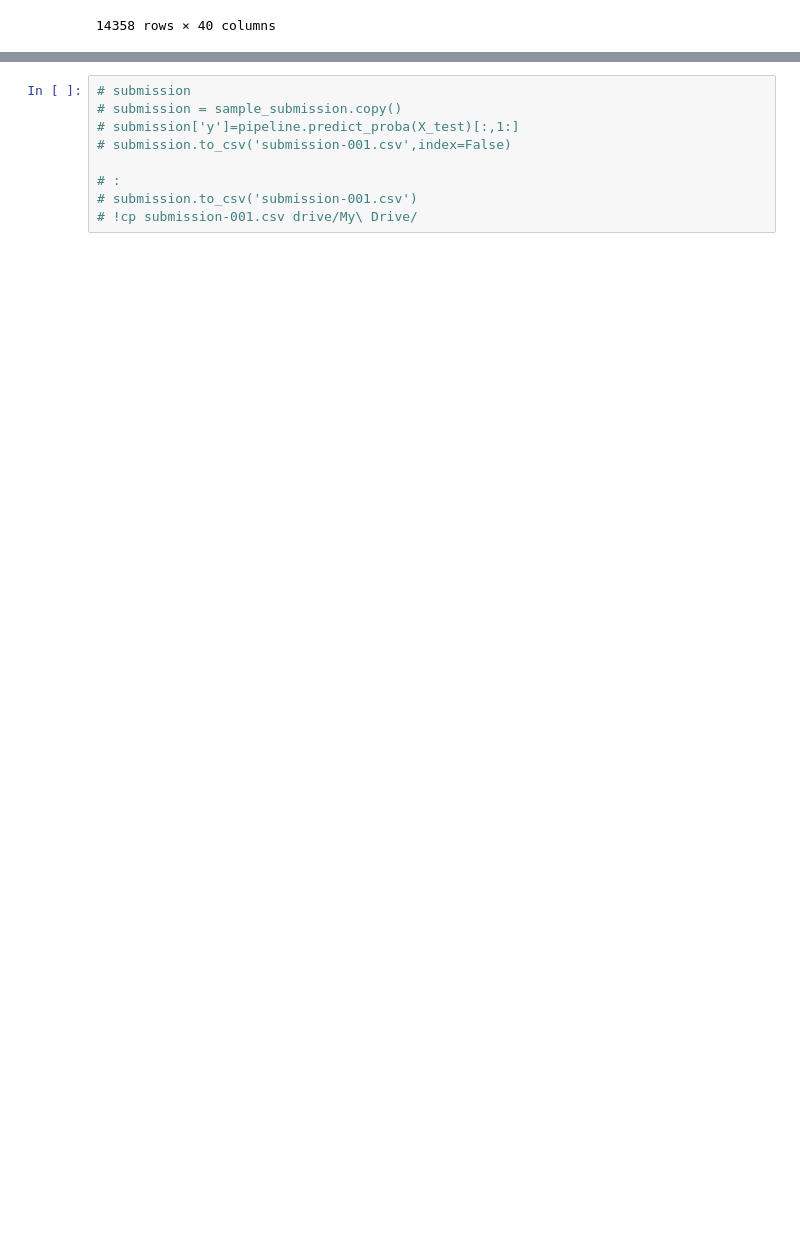
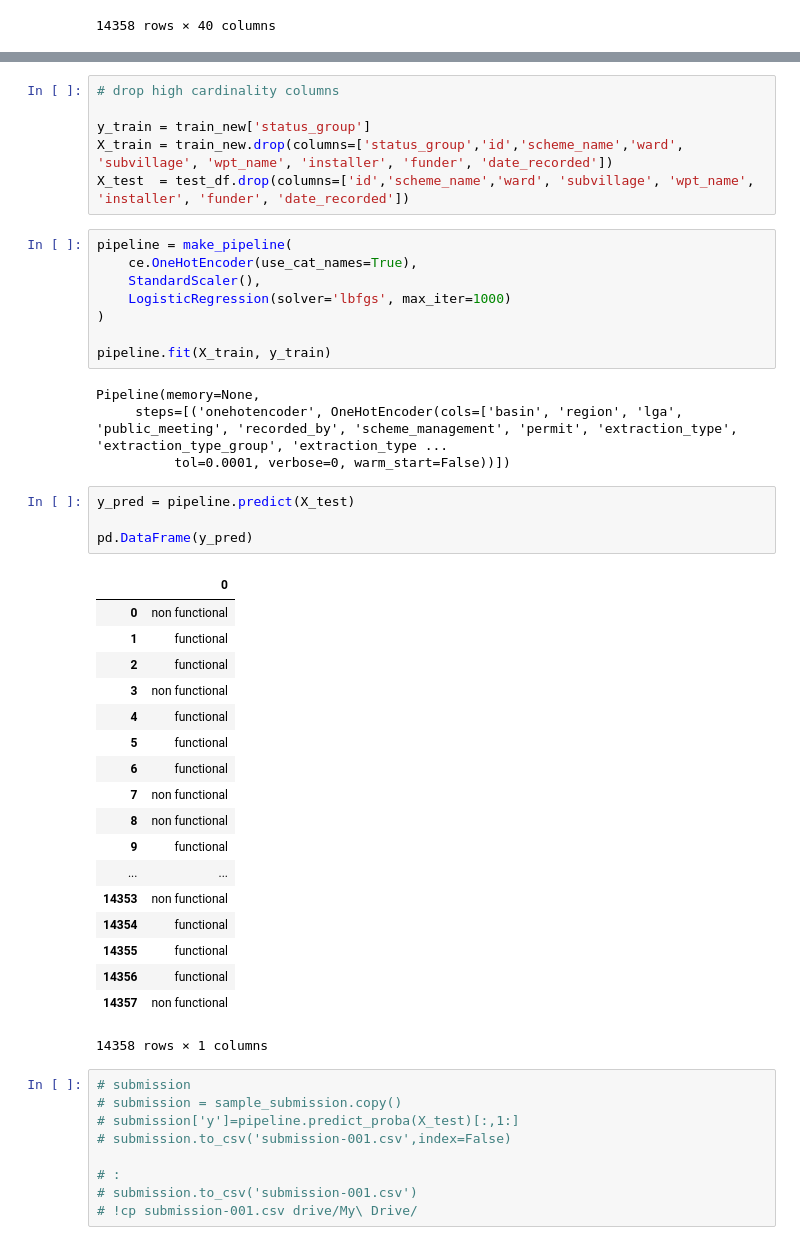
Before and after one commit to donw385/Unit-2-Sprint-Challenge, a Jupyter notebook: Don_Wang_Predictive_Modeling_Challenge.ipynb, the cells around one changed output, grey strips where cells are left out. Cells and saved outputs as stored; diff of their text form; blank space fills up the shorter version.

Commit message:
Don Wang status save

```diff
--- a/Don_Wang_Predictive_Modeling_Challenge.ipynb
+++ b/Don_Wang_Predictive_Modeling_Challenge.ipynb
@@ -144,3 +206,44 @@ sample
+# %%
+# drop high cardinality columns
+
+y_train = train_new['status_group']
+X_train = train_new.drop(columns=['status_group','id','scheme_name','ward', 'subvillage', 'wpt_name', 'installer', 'funder', 'date_recorded'])
+X_test  = test_df.drop(columns=['id','scheme_name','ward', 'subvillage', 'wpt_name', 'installer', 'funder', 'date_recorded'])
+# %%
+pipeline = make_pipeline(
+    ce.OneHotEncoder(use_cat_names=True),
+    StandardScaler(),
+    LogisticRegression(solver='lbfgs', max_iter=1000)
+)
+
+pipeline.fit(X_train, y_train)
+# %% [output]
+Pipeline(memory=None,
+     steps=[('onehotencoder', OneHotEncoder(cols=['basin', 'region', 'lga', 'public_meeting', 'recorded_by', 'scheme_management', 'permit', 'extraction_type', 'extraction_type_group', 'extraction_type ...
+          tol=0.0001, verbose=0, warm_start=False))])
+# %%
+y_pred = pipeline.predict(X_test)
+
+pd.DataFrame(y_pred)
+# %% [output]
+|  | 0 |
+| 0 | non functional |
+| 1 | functional |
+| 2 | functional |
+| 3 | non functional |
+| 4 | functional |
+| 5 | functional |
+| 6 | functional |
+| 7 | non functional |
+| 8 | non functional |
+| 9 | functional |
+| ... | ... |
+| 14353 | non functional |
+| 14354 | functional |
+| 14355 | functional |
+| 14356 | functional |
+| 14357 | non functional |
+14358 rows × 1 columns
 # %%
 # submission
 # submission = sample_submission.copy()
```
Also changed, not shown: parts of 9 cells of this notebook.
